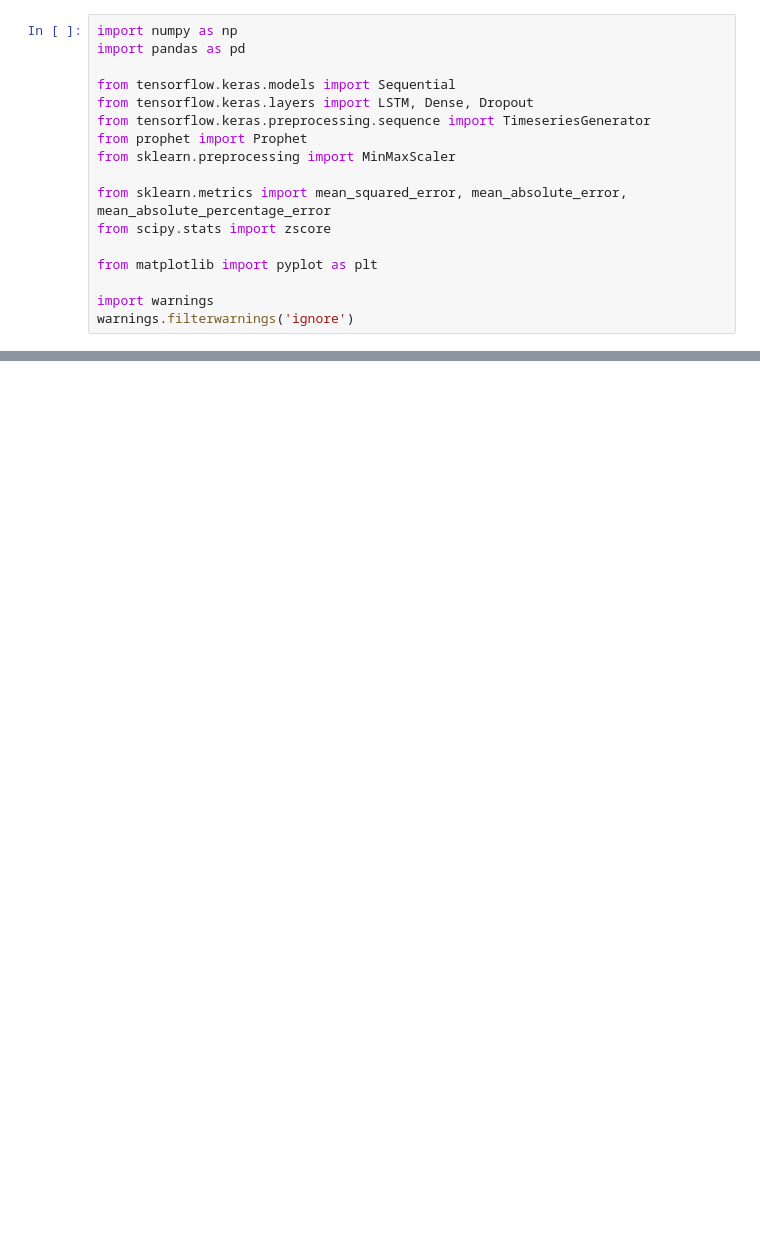
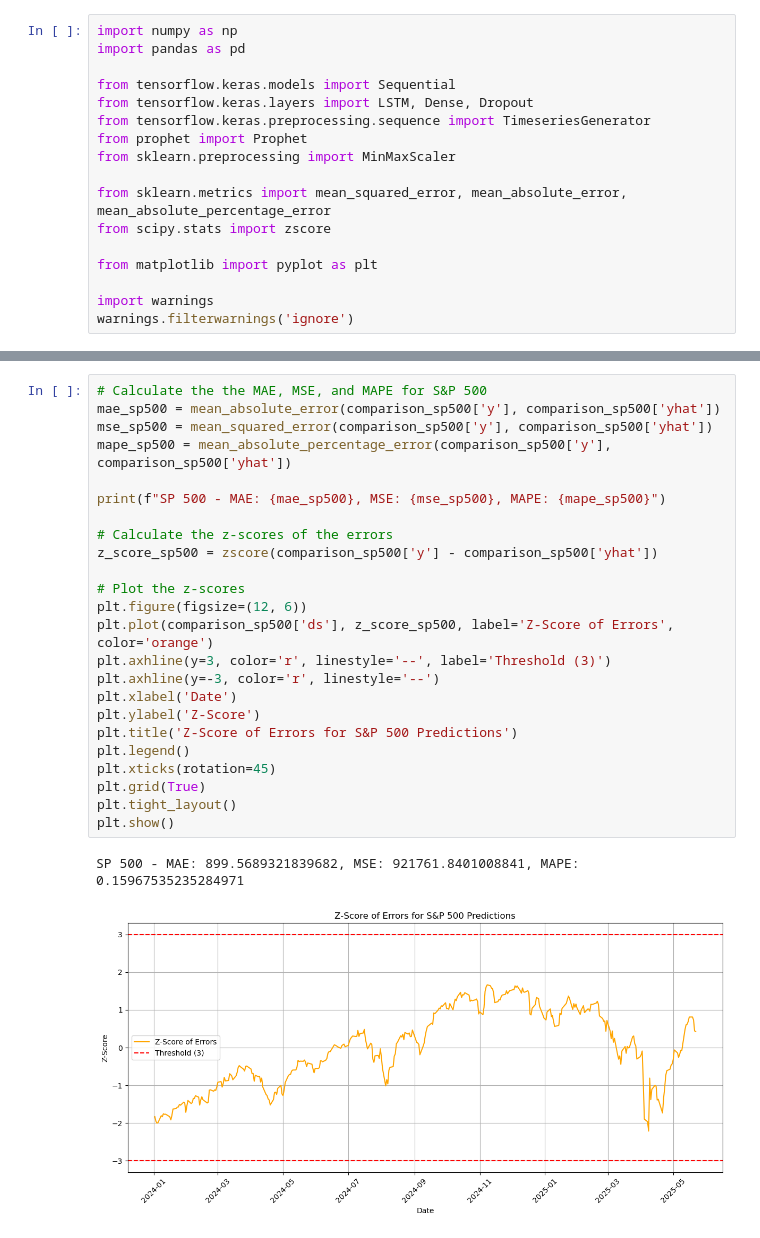
Before and after one commit to pe5kataa/LSTM---ARIMA---Prophet, a Jupyter notebook: 2.3_Prophet.ipynb, the cells around one changed output, grey strips where cells are left out. Drawn from its saved outputs; the diff is of its cells as text; blank space fills up the shorter version.

```diff
--- a/2.3_Prophet.ipynb
+++ b/2.3_Prophet.ipynb
@@ -89,0 +96,27 @@ plt.show()
+# %%
+# Calculate the the MAE, MSE, and MAPE for S&P 500
+mae_sp500 = mean_absolute_error(comparison_sp500['y'], comparison_sp500['yhat'])
+mse_sp500 = mean_squared_error(comparison_sp500['y'], comparison_sp500['yhat'])
+mape_sp500 = mean_absolute_percentage_error(comparison_sp500['y'], comparison_sp500['yhat'])
+
+print(f"SP 500 - MAE: {mae_sp500}, MSE: {mse_sp500}, MAPE: {mape_sp500}")
+
+# Calculate the z-scores of the errors
+z_score_sp500 = zscore(comparison_sp500['y'] - comparison_sp500['yhat'])
+
+# Plot the z-scores
+plt.figure(figsize=(12, 6))
+plt.plot(comparison_sp500['ds'], z_score_sp500, label='Z-Score of Errors', color='orange')
+plt.axhline(y=3, color='r', linestyle='--', label='Threshold (3)')
+plt.axhline(y=-3, color='r', linestyle='--')
+plt.xlabel('Date')
+plt.ylabel('Z-Score')
+plt.title('Z-Score of Errors for S&P 500 Predictions')
+plt.legend()
+plt.xticks(rotation=45)
+plt.grid(True)
+plt.tight_layout()
+plt.show()
+# %% [output]
+SP 500 - MAE: 899.5689321839682, MSE: 921761.8401008841, MAPE: 0.15967535235284971
+[figure, added]
```
Also changed, not shown: parts of 10 cells of this notebook.
